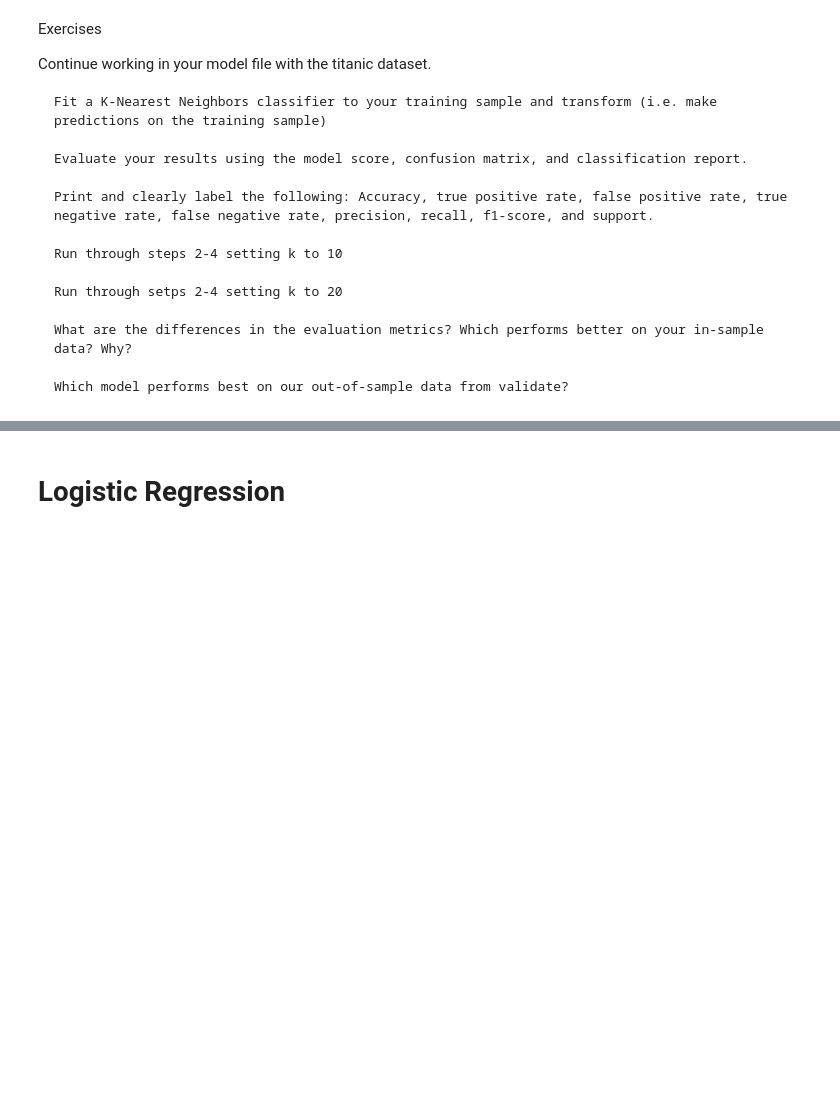
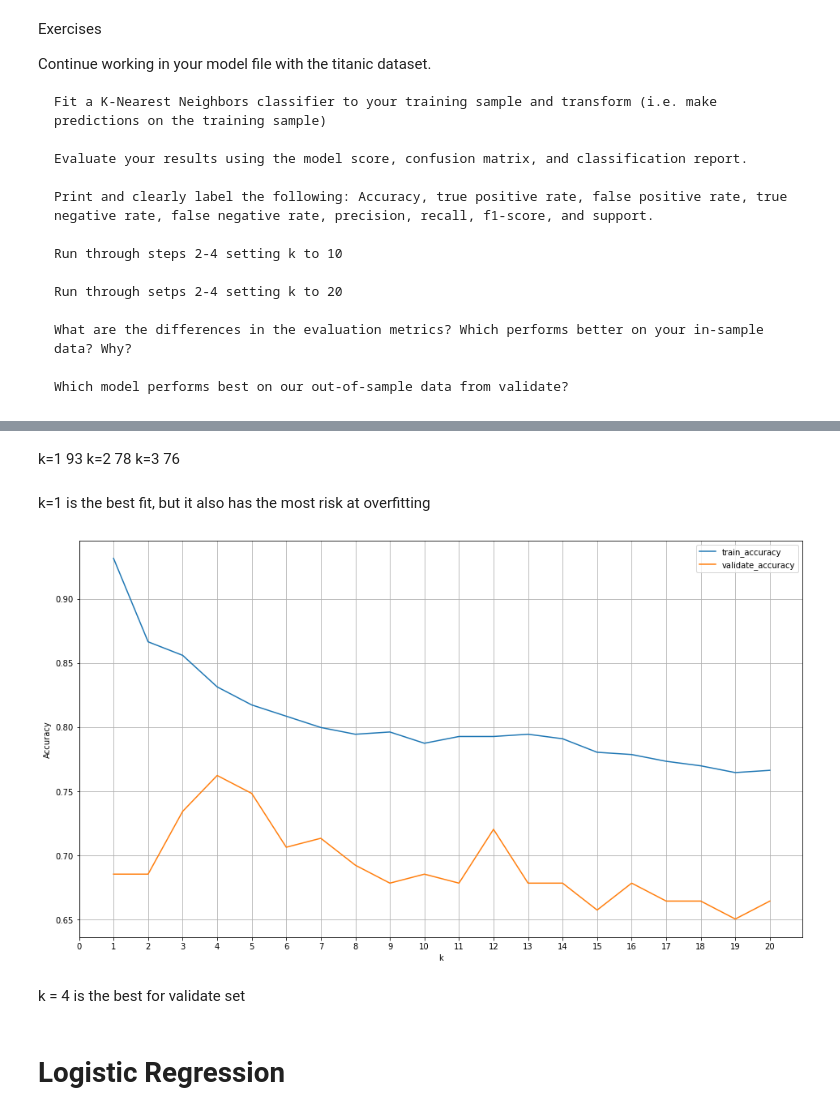
Before and after one commit to Jgardin875/classification-exercises, a Jupyter notebook: model.ipynb, the cells around one changed output, grey strips where cells are left out. Saved outputs shown, nothing was run; the diff lists cells and outputs as text; code cells hidden in the pictures; blank space fills up the shorter version.

```diff
--- a/model.ipynb
+++ b/model.ipynb
@@ -1191,0 +1483,10 @@ Continue working in your model file with the titanic dataset.
+# %%
+# knn classifier with n_neighbour = 20
+
+knn3 = KNeighborsClassifier(20)
+knn3.fit(x_train, y_train)
+y_pred = knn3.predict(x_train)
+
+report = classification_report(y_train, y_pred, output_dict=True)
+print("n_neighbour = 20")
+pd.DataFrame(report)
@@ -1191,0 +1512,7 @@ Continue working in your model file with the titanic dataset.
+# %% [markdown]
+
+k=1  93
+k=2  78
+k=3  76
+# %% [markdown]
+k=1 is the best fit, but it also has the most risk at overfitting
@@ -1192,3 +1523,39 @@ Continue working in your model file with the titanic dataset.
+# %%
+metrics = []
+
+# loop through different values of k
+for k in range(1, 21):
+
+    # define the thing
+    knn = KNeighborsClassifier(n_neighbors=k)
+
+    # fit the thing (remmeber only fit on training data)
+    knn.fit(x_train, y_train)
+
+    # use the thing (calculate accuracy)
+    train_accuracy = knn.score(x_train, y_train)
+    validate_accuracy = knn.score(x_validate, y_validate)
+
+    output = {
+        "k": k,
+        "train_accuracy": train_accuracy,
+        "validate_accuracy": validate_accuracy
+    }
+
+    metrics.append(output)
+
+# make a dataframe
+results = pd.DataFrame(metrics)
+
+# plot the data
+results.set_index('k').plot(figsize = (16,9))
+plt.ylabel('Accuracy')
+plt.xticks(np.arange(0,21,1))
+plt.grid()
+# %% [output]
+[figure, added]
+# %% [markdown]
+k = 4 is the best for validate set
 # %% [markdown]
 # Logistic Regression
 # %% [markdown]
```
Also changed, not shown: parts of 56 cells of this notebook, 2 other files.
